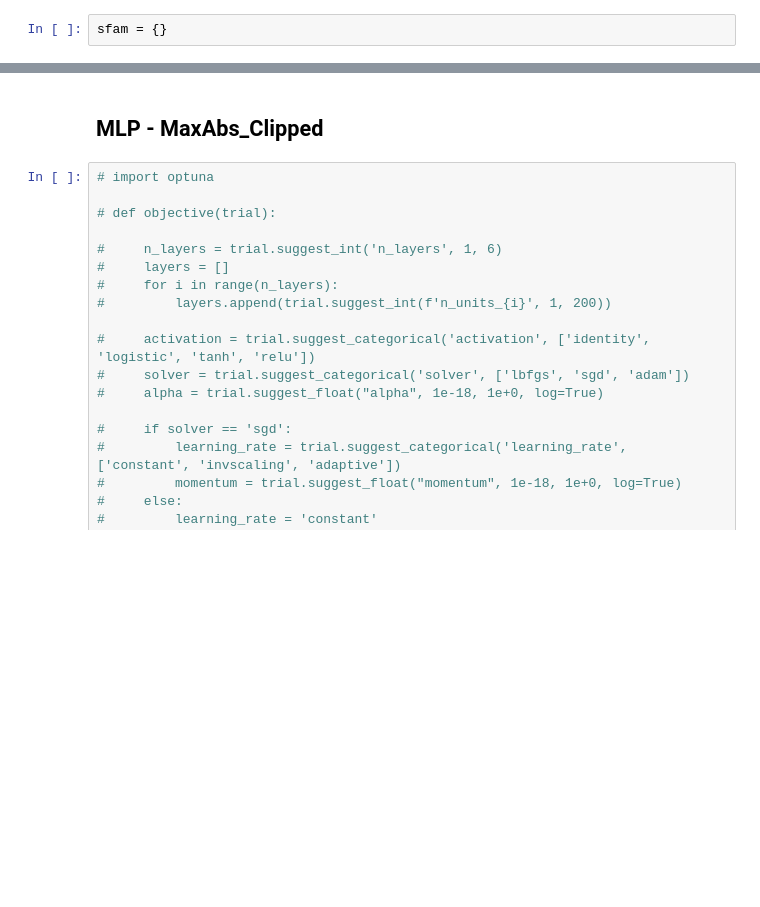
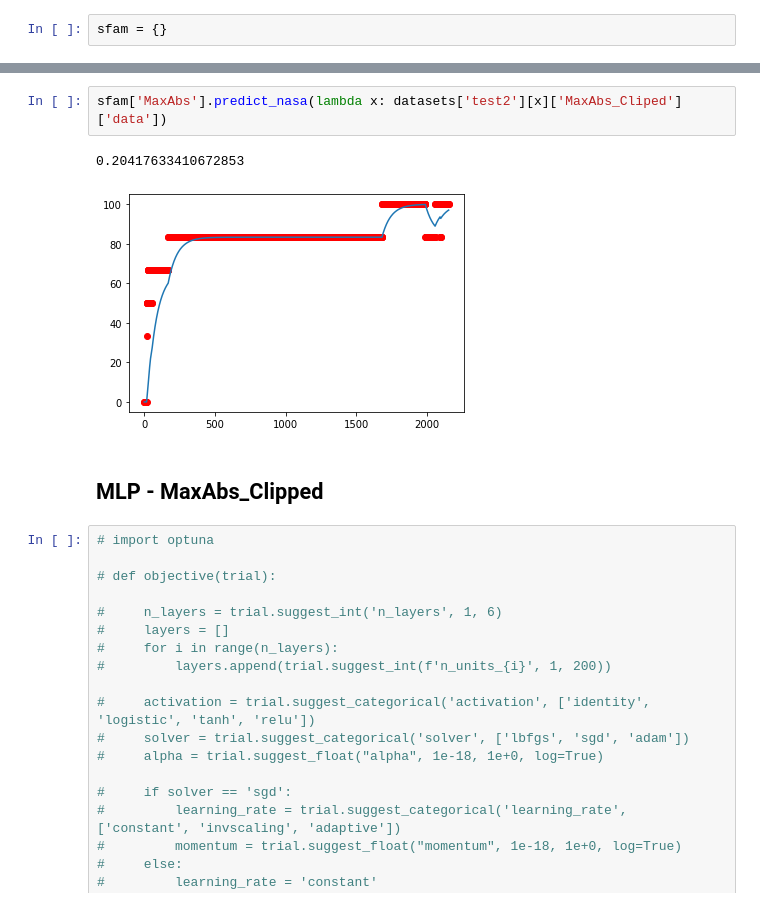
Before and after one commit to LeandroMoura3/neoprog, a Jupyter notebook: weibull_sfam.ipynb, the cells around one changed output, grey strips where cells are left out. Drawn from its saved outputs; the diff is of its cells as text; blank space fills up the shorter version.

```diff
--- a/weibull_sfam.ipynb
+++ b/weibull_sfam.ipynb
@@ -621,3 +740,8 @@ sfam['MaxAbs'].predict_nasa(lambda x: datasets['test'][x]['MaxAbs_Cliped']['data
+# %%
+sfam['MaxAbs'].predict_nasa(lambda x: datasets['test2'][x]['MaxAbs_Cliped']['data'])
+# %% [output]
+0.20417633410672853
+[figure, added]
 # %% [markdown]
 ## MLP - MaxAbs_Clipped
 # %%
```
Also changed, not shown: parts of 94 cells of this notebook, 1 other file.
